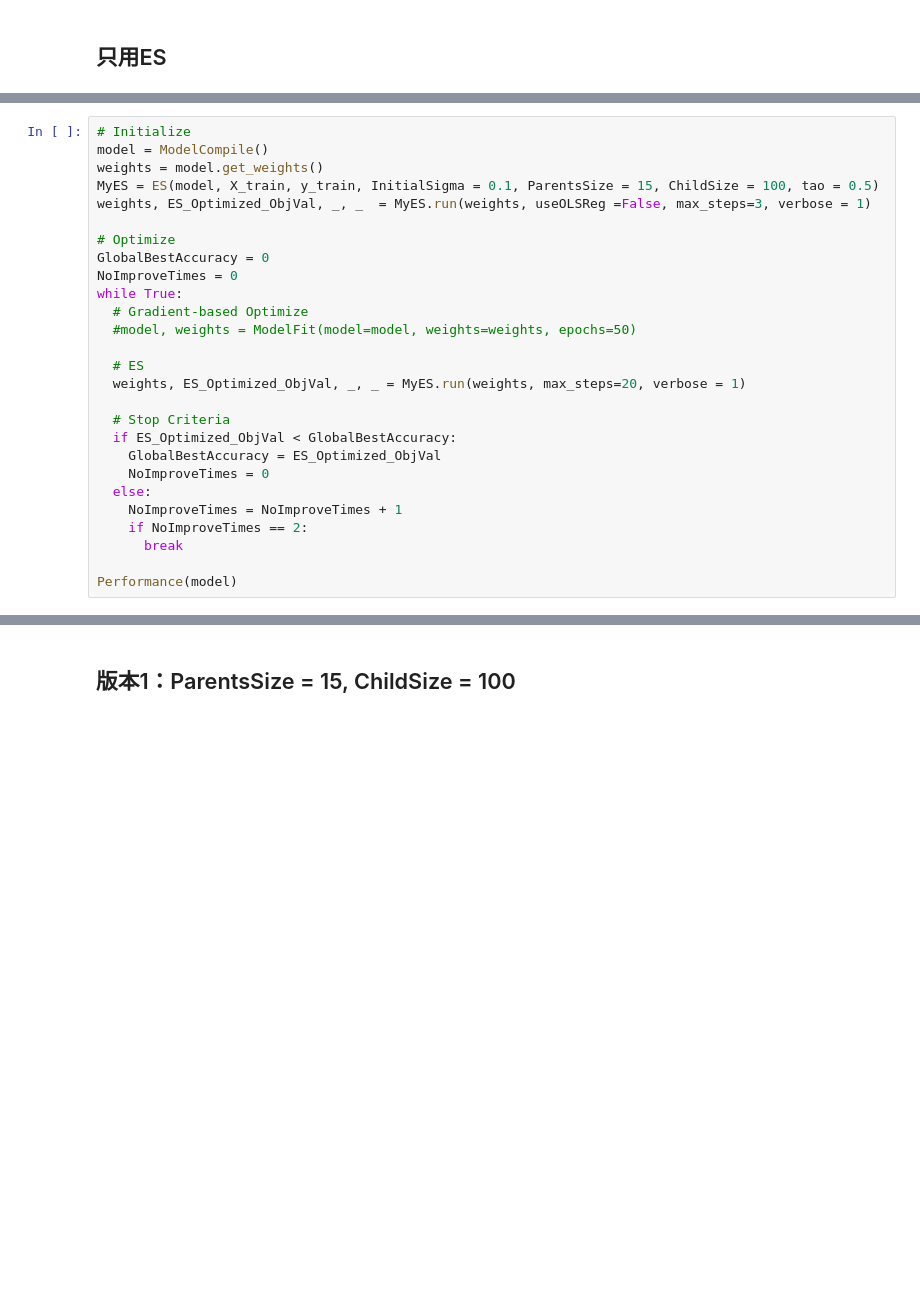
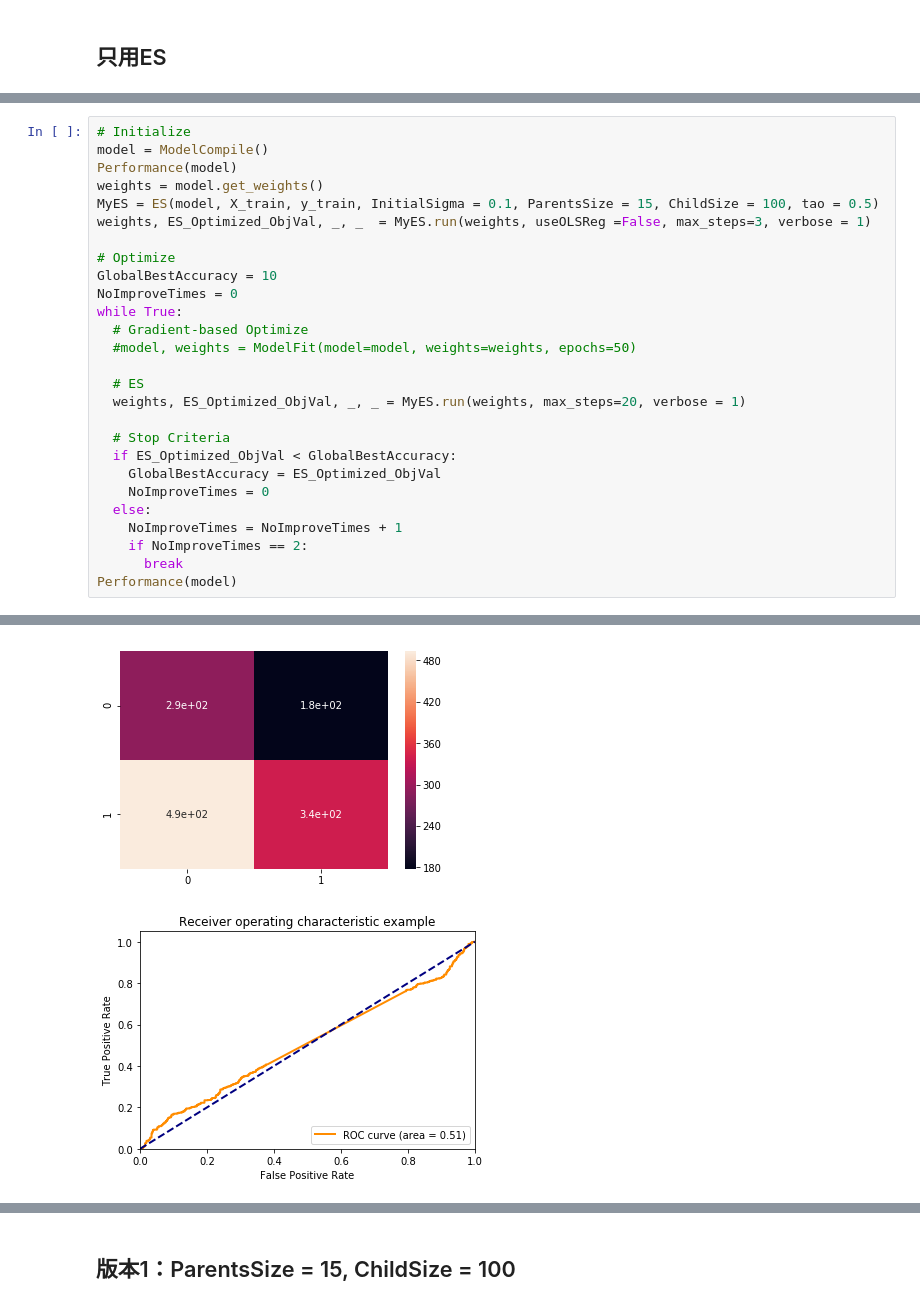
Before and after one commit to YuTaNCCU/201902_ANN_Metaheuristic, a Jupyter notebook: ES/ES_ANN_0521_用logloss.ipynb, the cells around one changed output, grey strips where cells are left out. Drawn from its saved outputs; the diff is of its cells as text; blank space fills up the shorter version.

```diff
--- a/ES/ES_ANN_0521_用logloss.ipynb
+++ b/ES/ES_ANN_0521_用logloss.ipynb
@@ -576,12 +602,13 @@ array([[0.63165516],
 # %%
 # Initialize
 model = ModelCompile()
+Performance(model)
 weights = model.get_weights()
 MyES = ES(model, X_train, y_train, InitialSigma = 0.1, ParentsSize = 15, ChildSize = 100, tao = 0.5)
 weights, ES_Optimized_ObjVal, _, _  = MyES.run(weights, useOLSReg =False, max_steps=3, verbose = 1)
 
 # Optimize
-GlobalBestAccuracy = 0
+GlobalBestAccuracy = 10
 NoImproveTimes = 0
 while True:
   # Gradient-based Optimize
@@ -598,7 +625,6 @@ while True:
     NoImproveTimes = NoImproveTimes + 1
     if NoImproveTimes == 2:
       break
-
 Performance(model)
 # %% [output]
 _________________________________________________________________
@@ -620,0 +647,2 @@ Total params: 139
+[figure, added]
+[figure, added]
```
Also changed, not shown: parts of 11 cells of this notebook, 11 other files.
